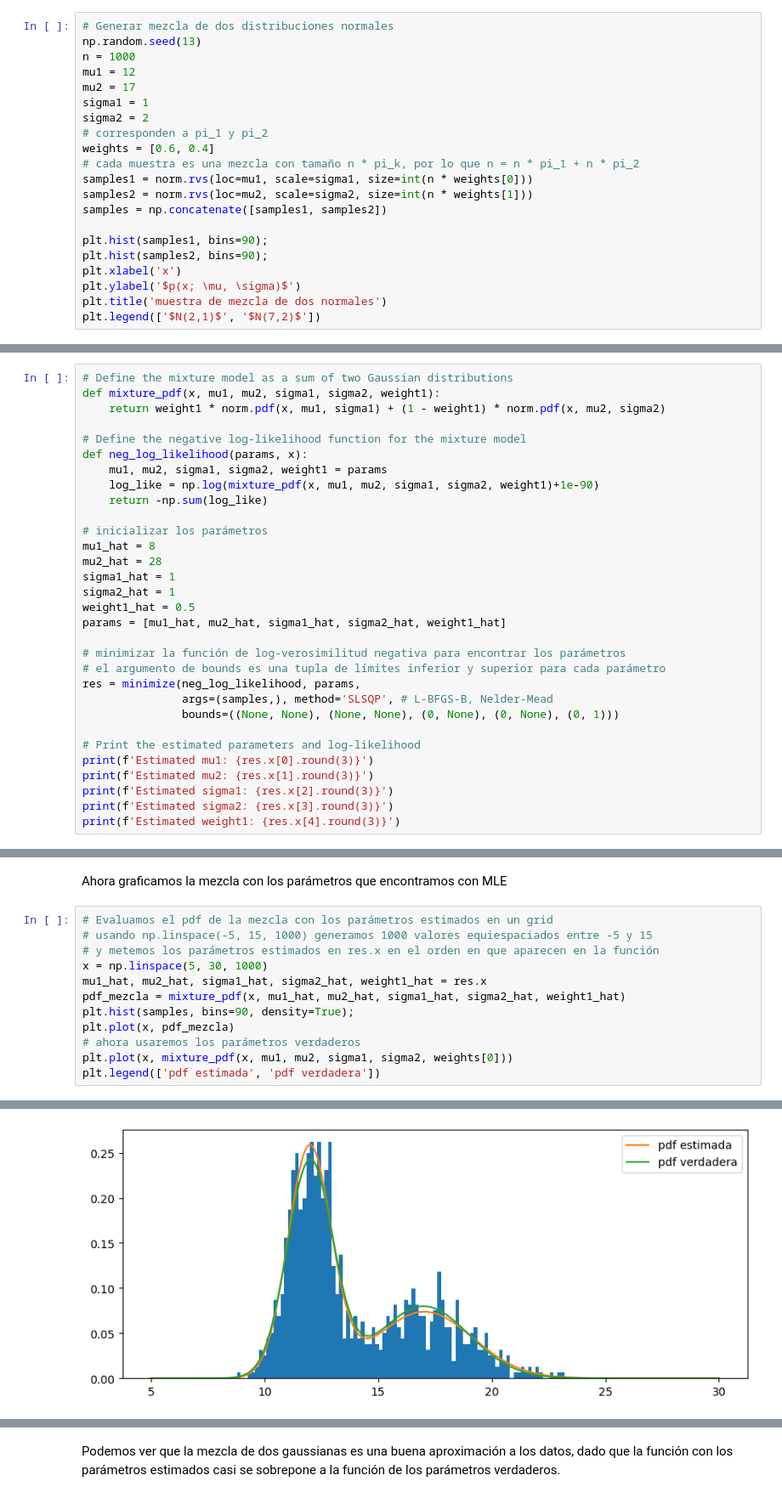
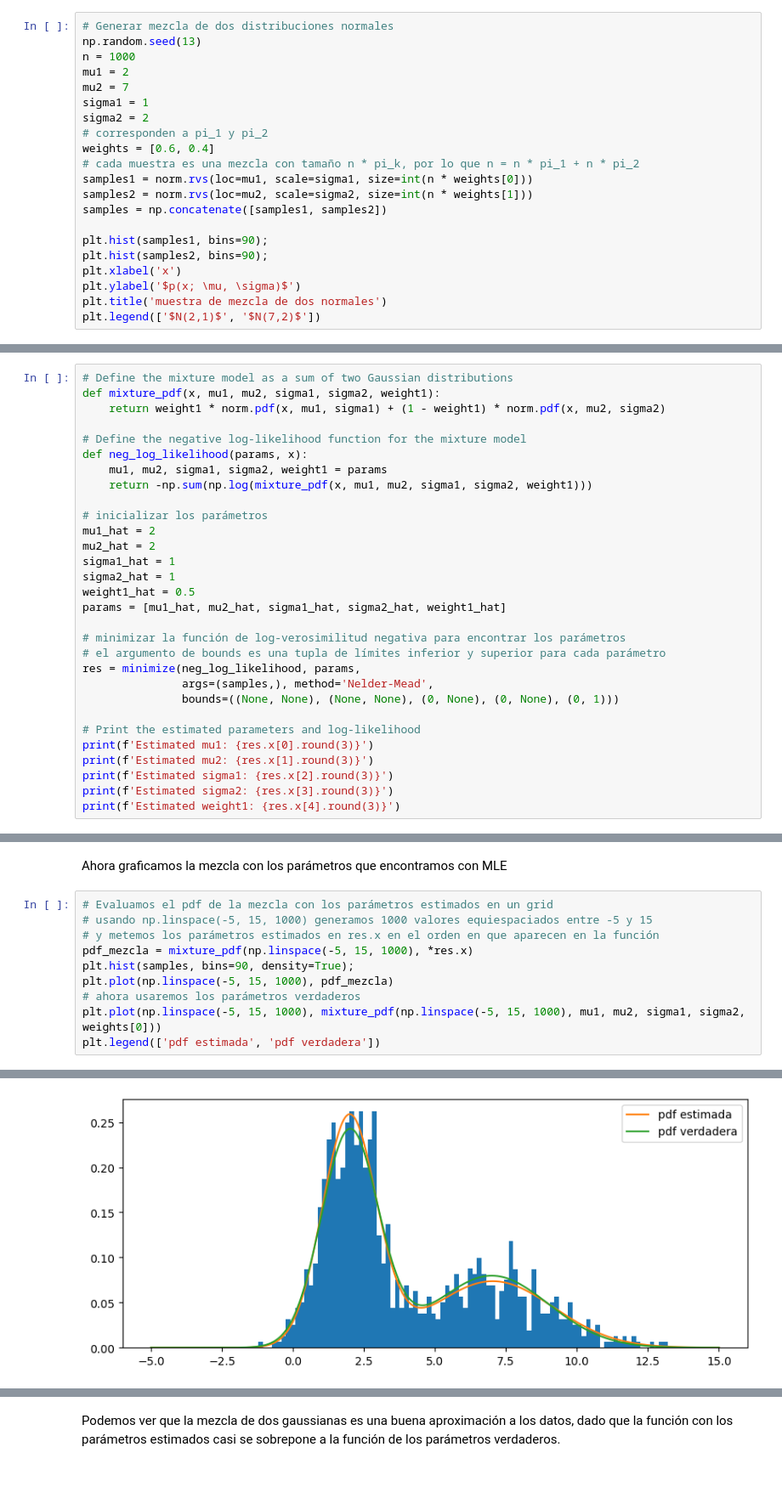
Before and after one commit to jealcalat/AEM-ITESO, a Jupyter notebook: tema_3/3.1_funcion_verosimilitud_Vpython.ipynb, the cells around one changed output, grey strips where cells are left out. Shown at 85% size. Cells and saved outputs as stored; diff of their text form.

```diff
--- a/tema_3/3.1_funcion_verosimilitud_Vpython.ipynb
+++ b/tema_3/3.1_funcion_verosimilitud_Vpython.ipynb
@@ -710,8 +664,8 @@ donde $\theta=(\mu_k, \sigma^2_k, \pi_k)$ representa los parámetros del modelo,
 # Generar mezcla de dos distribuciones normales
 np.random.seed(13)
 n = 1000
-mu1 = 12
-mu2 = 17
+mu1 = 2
+mu2 = 7
 sigma1 = 1
 sigma2 = 2
 # corresponden a pi_1 y pi_2
@@ -738,12 +692,11 @@ def mixture_pdf(x, mu1, mu2, sigma1, sigma2, weight1):
 # Define the negative log-likelihood function for the mixture model
 def neg_log_likelihood(params, x):
     mu1, mu2, sigma1, sigma2, weight1 = params
-    log_like = np.log(mixture_pdf(x, mu1, mu2, sigma1, sigma2, weight1)+1e-90)
-    return -np.sum(log_like)
+    return -np.sum(np.log(mixture_pdf(x, mu1, mu2, sigma1, sigma2, weight1)))
 
 # inicializar los parámetros
-mu1_hat = 8
-mu2_hat = 28
+mu1_hat = 2
+mu2_hat = 2
 sigma1_hat = 1
 sigma2_hat = 1
 weight1_hat = 0.5
@@ -752,7 +705,7 @@ params = [mu1_hat, mu2_hat, sigma1_hat, sigma2_hat, weight1_hat]
 # minimizar la función de log-verosimilitud negativa para encontrar los parámetros
 # el argumento de bounds es una tupla de límites inferior y superior para cada parámetro
 res = minimize(neg_log_likelihood, params,
-               args=(samples,), method='SLSQP', # L-BFGS-B, Nelder-Mead
+               args=(samples,), method='Nelder-Mead',
                bounds=((None, None), (None, None), (0, None), (0, None), (0, 1)))
 
 # Print the estimated parameters and log-likelihood
@@ -772,15 +725,13 @@ Ahora graficamos la mezcla con los parámetros que encontramos con MLE
 # %%
 # Evaluamos el pdf de la mezcla con los parámetros estimados en un grid
 # usando np.linspace(-5, 15, 1000) generamos 1000 valores equiespaciados entre -5 y 15
 # y metemos los parámetros estimados en res.x en el orden en que aparecen en la función
-x = np.linspace(5, 30, 1000)
-mu1_hat, mu2_hat, sigma1_hat, sigma2_hat, weight1_hat = res.x
-pdf_mezcla = mixture_pdf(x, mu1_hat, mu2_hat, sigma1_hat, sigma2_hat, weight1_hat)
+pdf_mezcla = mixture_pdf(np.linspace(-5, 15, 1000), *res.x)
 plt.hist(samples, bins=90, density=True);
-plt.plot(x, pdf_mezcla)
+plt.plot(np.linspace(-5, 15, 1000), pdf_mezcla)
 # ahora usaremos los parámetros verdaderos
-plt.plot(x, mixture_pdf(x, mu1, mu2, sigma1, sigma2, weights[0]))
+plt.plot(np.linspace(-5, 15, 1000), mixture_pdf(np.linspace(-5, 15, 1000), mu1, mu2, sigma1, sigma2, weights[0]))
 plt.legend(['pdf estimada', 'pdf verdadera'])
 # %% [output]
 <matplotlib.legend.Legend at 0x...>
-[figure, old version]
+[figure, new version]
```
Also changed, not shown: parts of 20 cells of this notebook, 39 other files.
